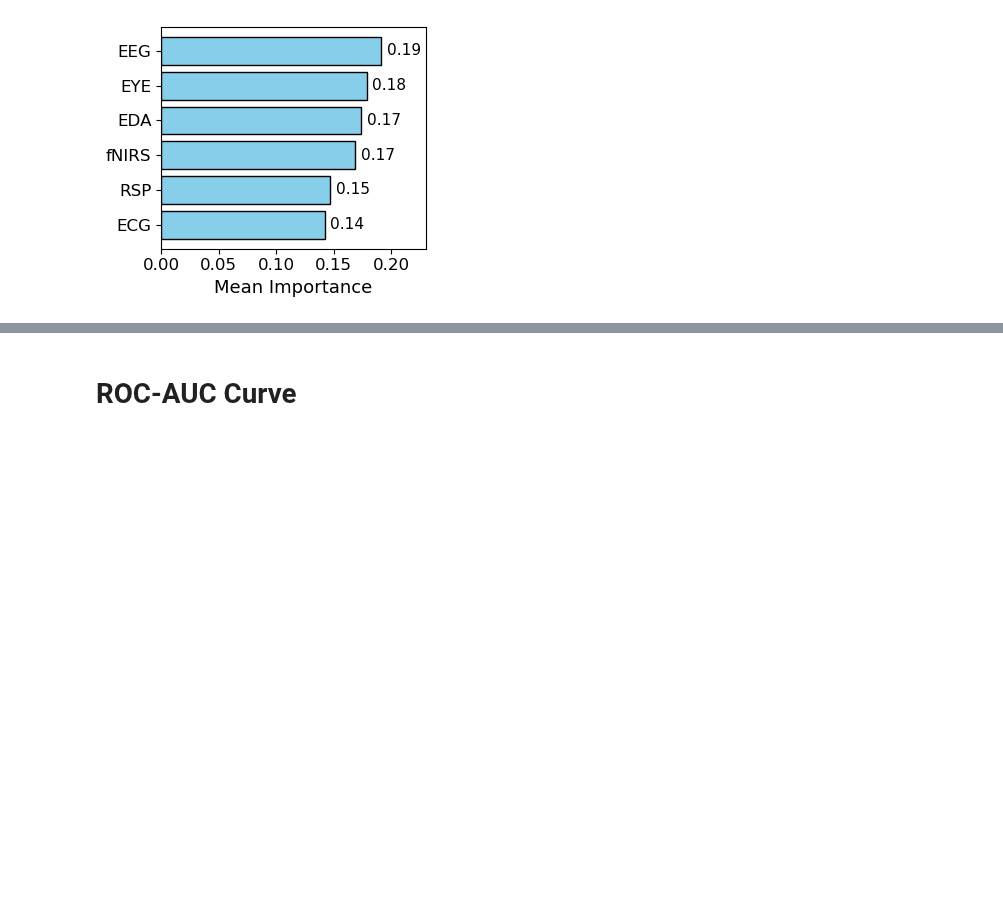
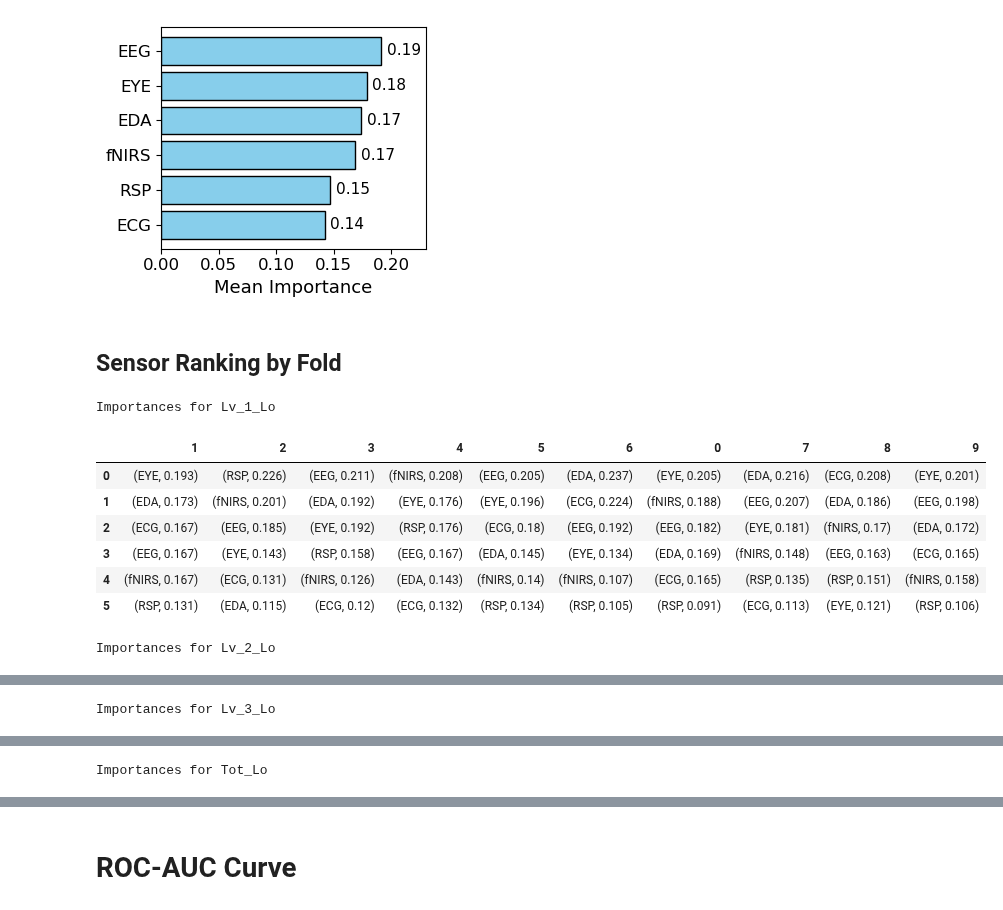
Before and after one commit to jaspershen21/jshen_DLA, a Jupyter notebook: Notebooks/Figures.ipynb, the cells around one changed output, grey strips where cells are left out. Drawn from its saved outputs; the diff is of its cells as text; code cells hidden in the pictures; blank space fills up the shorter version.

Commit message:
Create dataframes for importance by fold

```diff
--- a/Notebooks/Figures.ipynb
+++ b/Notebooks/Figures.ipynb
@@ -490,3 +495,54 @@ Mean Importance for Lv_3_Lo
 [figure]
 Mean Importance for Tot_Lo
 [figure]
+# %% [markdown]
+## Sensor Ranking by Fold
+# %%
+for level in ["Lv_1_Lo", "Lv_2_Lo", "Lv_3_Lo", "Tot_Lo"]:
+    print("Importances for", level)
+
+    # Data structure to hold sensor ranks and scores
+    sensor_ranks = {i: [] for i in range(1, 7)}
+    sensor_ranks_scores = {i: [] for i in range(1, 7)}
+
+    for fold in range(10):
+        sensor_f1_scores = {sensor: f1_scores["Actual"][level][sensor][fold] for sensor in f1_scores["Actual"][level].keys()}
+        fold_total_f1_score = np.sum(list(sensor_f1_scores.values()))
+        normalized_sensor_f1_scores = {sensor: np.round(sensor_f1_scores[sensor] / fold_total_f1_score, 3).item() for sensor in f1_scores["Actual"][level].keys()}
+
+        # Importance determined by performance on test set
+        sorted_importances = sorted(normalized_sensor_f1_scores.items(), key = lambda x: x[1], reverse = True)
+        sensor_ranks[fold] = sorted_importances
+
+    # Convert to dataframe for easier viewing
+    sensor_ranks_df = pd.DataFrame(sensor_ranks)
+    display(sensor_ranks_df)
+
+    # # Graph mean weights
+    # fig = plt.figure(figsize = (3.5, 3))
+    # y_pos = np.arange(len(sensors))
+    # base_fontsize = 12
+
+    # plt.barh(y_pos, importances, color = "skyblue", edgecolor = "k")
+    # plt.yticks(y_pos, sensors, fontsize = base_fontsize)
+    # plt.xticks(fontsize = base_fontsize)
+    # plt.xlabel("Mean Importance", fontsize = base_fontsize + 1)
+    # plt.xlim([0, 0.23])
+
+    # # Annotate bar values
+    # for i, v in enumerate(importances):
+    #     plt.text(v + 0.005, i, f"{v:.2f}", va = "center", fontsize = base_fontsize - 1)
+
+    # plt.tight_layout()
+    # plt.savefig(f"./../Images/Paper Figures/{level}_Sensor_Weights.svg", bbox_inches = "tight", pad_inches = 0)
+    # plt.show()
+# %% [output]
+Importances for Lv_1_Lo
+|  | 1 | 2 | 3 | 4 | 5 | 6 | 0 | 7 | 8 | 9 |
+| 0 | (EYE, 0.193) | (RSP, 0.226) | (EEG, 0.211) | (fNIRS, 0.208) | (EEG, 0.205) | (EDA, 0.237) | (EYE, 0.205) | (EDA, 0.216) | (ECG, 0.208) | (EYE, 0.201) |
+| 1 | (EDA, 0.173) | (fNIRS, 0.201) | (EDA, 0.192) | (EYE, 0.176) | (EYE, 0.196) | (ECG, 0.224) | (fNIRS, 0.188) | (EEG, 0.207) | (EDA, 0.186) | (EEG, 0.198) |
+| 2 | (ECG, 0.167) | (EEG, 0.185) | (EYE, 0.192) | (RSP, 0.176) | (ECG, 0.18) | (EEG, 0.192) | (EEG, 0.182) | (EYE, 0.181) | (fNIRS, 0.17) | (EDA, 0.172) |
+| 3 | (EEG, 0.167) | (EYE, 0.143) | (RSP, 0.158) | (EEG, 0.167) | (EDA, 0.145) | (EYE, 0.134) | (EDA, 0.169) | (fNIRS, 0.148) | (EEG, 0.163) | (ECG, 0.165) |
+| 4 | (fNIRS, 0.167) | (ECG, 0.131) | (fNIRS, 0.126) | (EDA, 0.143) | (fNIRS, 0.14) | (fNIRS, 0.107) | (ECG, 0.165) | (RSP, 0.135) | (RSP, 0.151) | (fNIRS, 0.158) |
+| 5 | (RSP, 0.131) | (EDA, 0.115) | (ECG, 0.12) | (ECG, 0.132) | (RSP, 0.134) | (RSP, 0.105) | (RSP, 0.091) | (ECG, 0.113) | (EYE, 0.121) | (RSP, 0.106) |
+Importances for Lv_2_Lo
@@ -492,0 +556 @@ Mean Importance for Tot_Lo
+Importances for Lv_3_Lo
@@ -492,0 +564 @@ Mean Importance for Tot_Lo
+Importances for Tot_Lo
```
Also changed, not shown: parts of 4 cells of this notebook.
